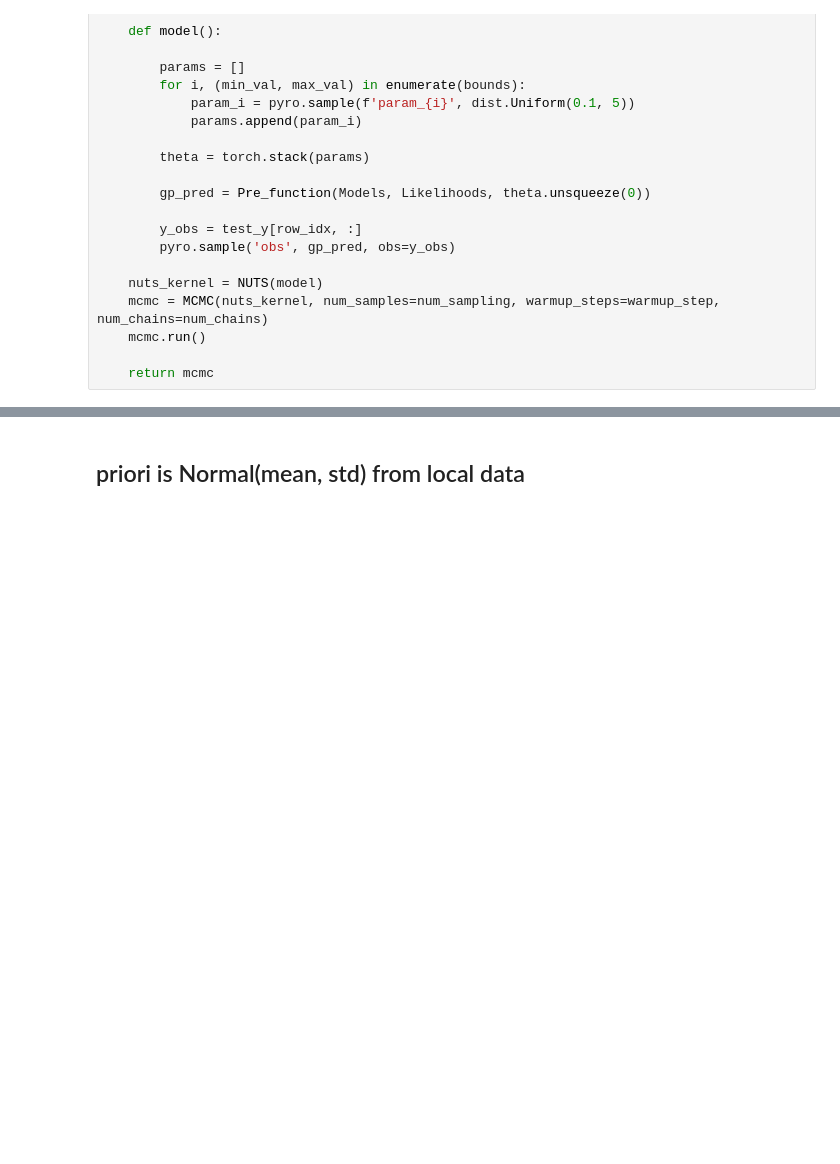
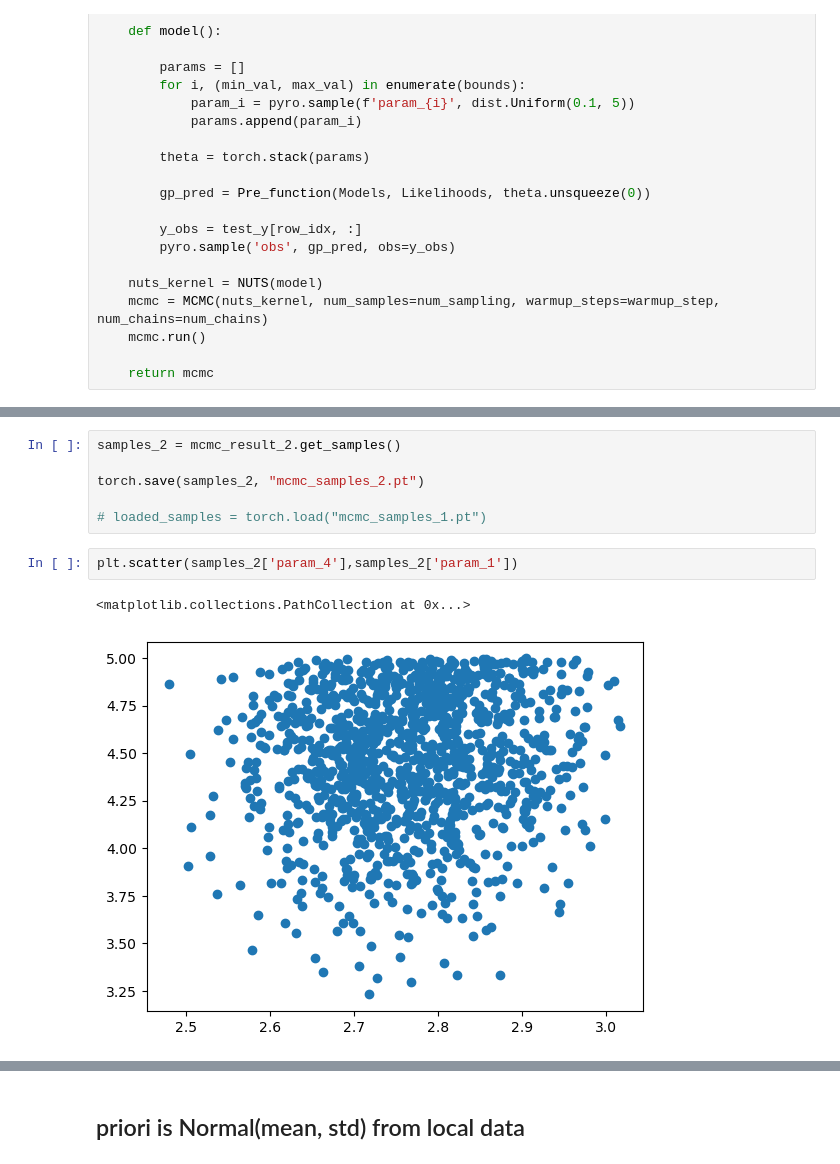
Before and after one commit to Aether-Ren/Multioutput_FixedG_GP, a Jupyter notebook: mcmcprior.ipynb, the cells around one changed output, grey strips where cells are left out. Saved outputs shown, nothing was run; the diff lists cells and outputs as text; blank space fills up the shorter version.

```diff
--- a/mcmcprior.ipynb
+++ b/mcmcprior.ipynb
@@ -152,0 +205,11 @@ def run_mcmc_Uniform_2(Pre_function, Models, Likelihoods, row_idx, test_y, bound
+# %%
+samples_2 = mcmc_result_2.get_samples()
+
+torch.save(samples_2, "mcmc_samples_2.pt")
+
+# loaded_samples = torch.load("mcmc_samples_1.pt")
+# %%
+plt.scatter(samples_2['param_4'],samples_2['param_1'])
+# %% [output]
+<matplotlib.collections.PathCollection at 0x...>
+[figure, added]
```
Also changed, not shown: parts of 24 cells of this notebook, 4 other files.
